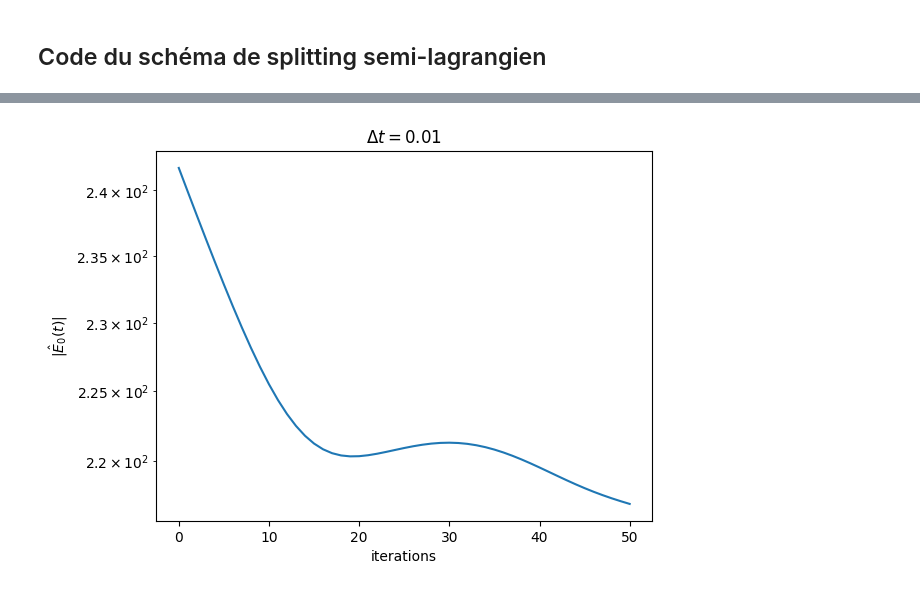
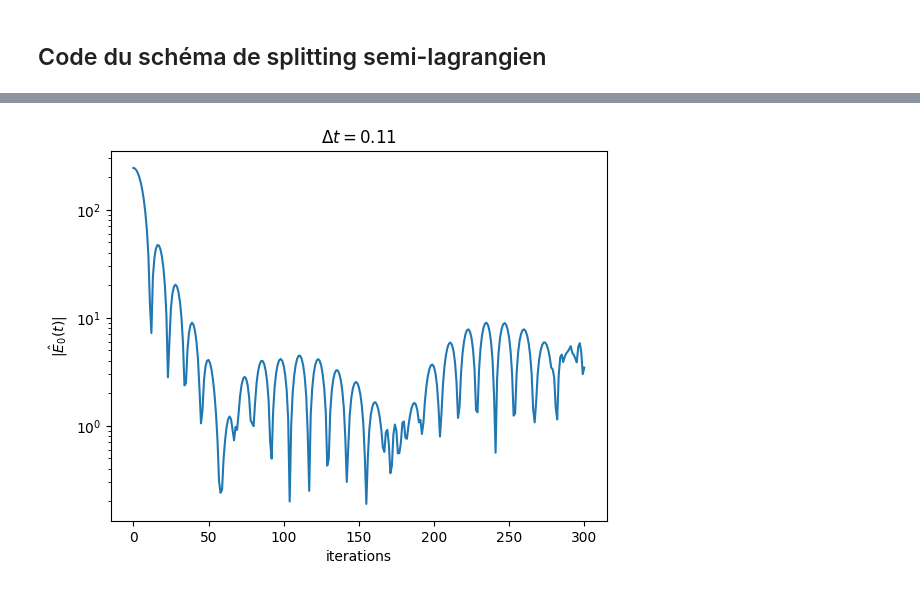
Before and after one commit to chassardmartin/vlasov_bsl, a Jupyter notebook: v2.ipynb, the cells around one changed output, grey strips where cells are left out. Saved outputs shown, nothing was run; the diff lists cells and outputs as text; code cells hidden in the pictures.

Commit message:
interpolation problems solved, launch simulations and that sould be it

```diff
--- a/v2.ipynb
+++ b/v2.ipynb
@@ -715,18 +628,0 @@ plt.plot(g_h)
-# %%
-err_l2 = []
-
-plt.plot(x, g_h)
-plt.xlabel(r'$x$')
-plt.title(r'interpolations successives, $nx=${}'.format(nx))
-
-
-for i in range(100):
-    c = fourier_coeffs(x, k_values, g_h)
-    _int = fourier_interpolator(x, k_values, c)
-    new_g = np.array(list(map(_int, x)))
-    s = np.sum(np.abs(g_h-new_g)**2)**0.5
-    err_l2.append(s**0.5)
-    plt.plot(x, new_g)
-    g_h = new_g
-
-plt.savefig('./graphs/interpolations_nx={}.png'.format(nx))
@@ -939,10 +767,10 @@ class semi_lagrangian_solver():
         self.l_values = np.arange(-L//2, L//2)
         self.a = a
         self.vmax = vmax
-        self.x = np.linspace(-a, a, nx)
-        self.v = np.linspace(-vmax, vmax, nv)
         self.dx = 2*a / nx
         self.dv = 2*vmax / nv
+        self.x = np.array([-a + j*self.dx for j in range(nx)])
+        self.v = np.array([-vmax + j*self.dv for j in range(nv)])
         self._E = None
         self.f_zero = None
         self.f = None
@@ -979,8 +807,8 @@ class semi_lagrangian_solver():
 
             ## SOLVING POISSON
             # new_E = solve_poisson_2D_noshift(self.x, self.v, self.k_values, self.l_values, f_star_two)
-            # new_E = solve_poisson(self.x, self.v, f_star_two)
-            new_E = solve_poisson(self.x, self.v, f_star)
+            new_E = solve_poisson(self.x, self.v, f_star_two)
+            # new_E = solve_poisson(self.x, self.v, f_star)q
             # new_E = solve_poisson_centered(self.x, self.dx, self.dv, f_star_two)
 
             ## ADV WITH 2D INTERPOLATION
@@ -1040,7 +868,7 @@ solver = semi_lagrangian_solver(
     nv=N,
     K=N,
     L=N,
-    dt=0.01,
+    dt=0.1,
     a=np.pi,
     vmax=np.pi
 )
@@ -1087,5 +906,5 @@ plt.contourf(solver.x, solver.v, solver.f_zero)
 # %%
-n = 50
+n = 300
 solver.solve(n_steps = n)
 # %%
 len(solver.solutions)
@@ -1100,16 +919,16 @@ solver.track_dominant_fourier_mode()
 # %%
 fig, ax = plt.subplots()
 
-plt.title(r'$\Delta t=0.01$')
+plt.title(r'$\Delta t={}1$'.format(solver.dt))
 
 ax.set_yscale('log')
 ax.plot(solver.dominant_mode)
 ax.set_ylabel(r'$|\hat{E}_{0}(t)|$')
 ax.set_xlabel('iterations')
 
-plt.savefig('./graphs/fourier/fourier_mode_dirichlet_n={}.png'.format(n))
+plt.savefig('./graphs/fourier/maxwell/fourier_mode_t={}_N={}.png'.format(n*solver.dt,N))
 # %% [output]
-[figure, old version]
+[figure, new version]
 # %%
 solver.dt
 # %% [output]
```
Also changed, not shown: parts of 75 cells of this notebook.
